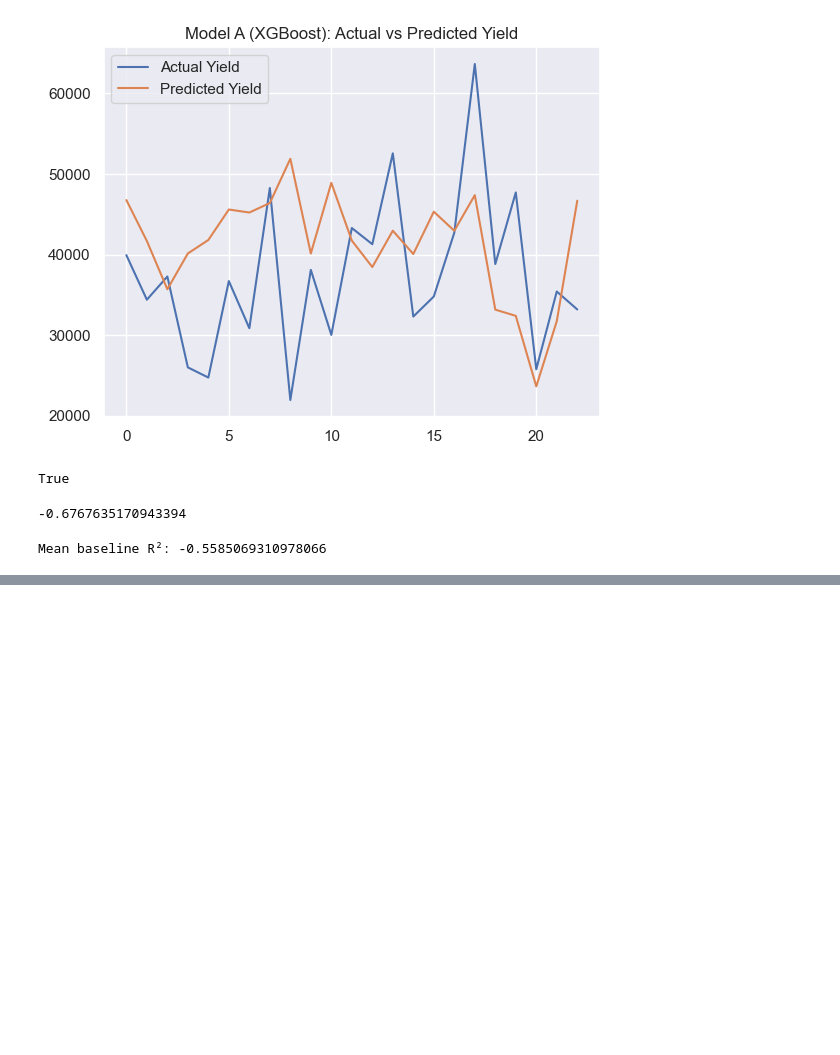
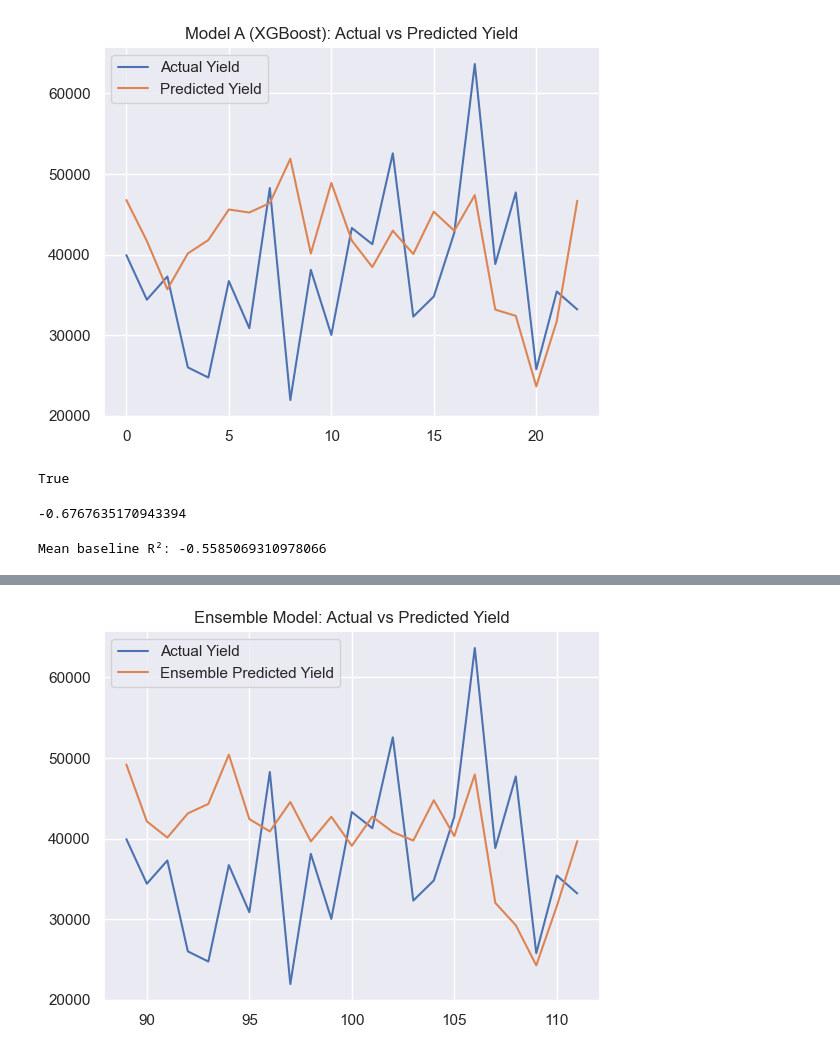
Before and after one commit to Akshatha7710/smart-tea-estate-management-system, a Jupyter notebook: Notebooks/productivity_prediction.ipynb, the cells around one changed output, grey strips where cells are left out. Cells and saved outputs as stored; diff of their text form; code cells hidden in the pictures; blank space fills up the shorter version.

```diff
--- a/Notebooks/productivity_prediction.ipynb
+++ b/Notebooks/productivity_prediction.ipynb
@@ -386,0 +459,9 @@ Mean baseline R²: -0.5585069310978066
+# %%
+plt.figure()
+plt.plot(y_test.index, y_test.values, label="Actual Yield")
+plt.plot(y_test.index, y_pred_ensemble, label="Ensemble Predicted Yield")
+plt.legend()
+plt.title("Ensemble Model: Actual vs Predicted Yield")
+plt.show()
+# %% [output]
+[figure, added]
```
Also changed, not shown: parts of 12 cells of this notebook.
